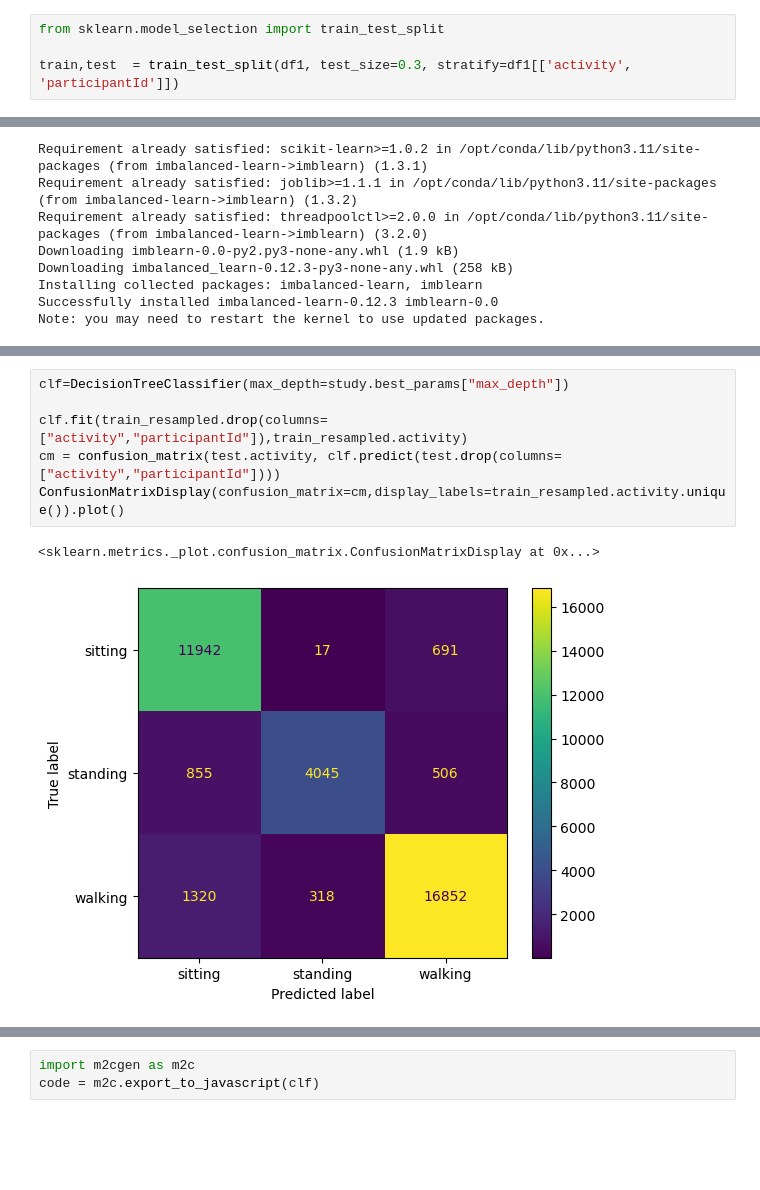
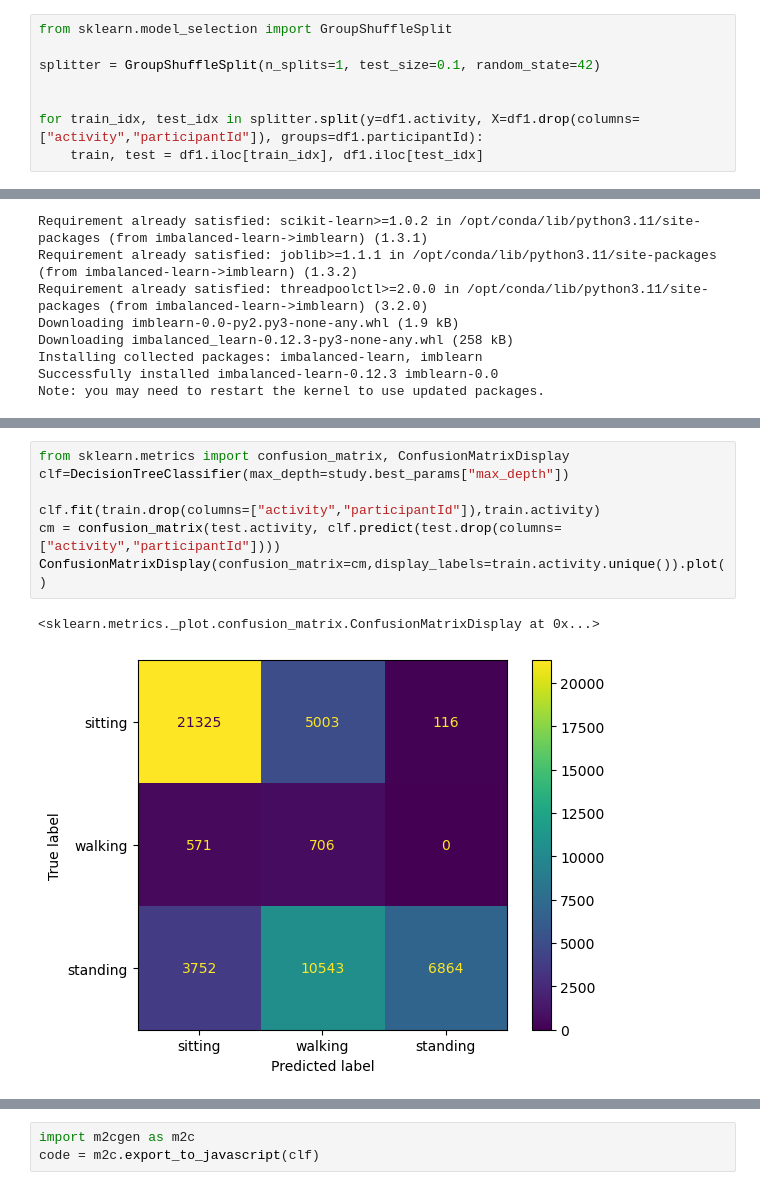
Before and after one commit to simon-a-schmitt/Human-Activity-Recognition, a Jupyter notebook: classification.ipynb, the cells around one changed output, grey strips where cells are left out. Drawn from its saved outputs; the diff is of its cells as text; blank space fills up the shorter version.

Commit message:
Correct the test split

```diff
--- a/classification.ipynb
+++ b/classification.ipynb
@@ -56,4 +53,8 @@ df1
 # %%
-from sklearn.model_selection import train_test_split
+from sklearn.model_selection import GroupShuffleSplit
 
-train,test  = train_test_split(df1, test_size=0.3, stratify=df1[['activity', 'participantId']])
+splitter = GroupShuffleSplit(n_splits=1, test_size=0.1, random_state=42)
+
+
+for train_idx, test_idx in splitter.split(y=df1.activity, X=df1.drop(columns=["activity","participantId"]), groups=df1.participantId):
+    train, test = df1.iloc[train_idx], df1.iloc[test_idx]
@@ -143,12 +131,13 @@ study.optimize(objective,n_trials=5)
 # %%
+from sklearn.metrics import confusion_matrix, ConfusionMatrixDisplay
 clf=DecisionTreeClassifier(max_depth=study.best_params["max_depth"])
 
-clf.fit(train_resampled.drop(columns=["activity","participantId"]),train_resampled.activity)
+clf.fit(train.drop(columns=["activity","participantId"]),train.activity)
 cm = confusion_matrix(test.activity, clf.predict(test.drop(columns=["activity","participantId"])))
-ConfusionMatrixDisplay(confusion_matrix=cm,display_labels=train_resampled.activity.unique()).plot()
+ConfusionMatrixDisplay(confusion_matrix=cm,display_labels=train.activity.unique()).plot()
 # %% [output]
 <sklearn.metrics._plot.confusion_matrix.ConfusionMatrixDisplay at 0x...>
-[figure, old version]
+[figure, new version]
 # %%
 from sklearn import tree
 
```
Also changed, not shown: parts of 15 cells of this notebook.
